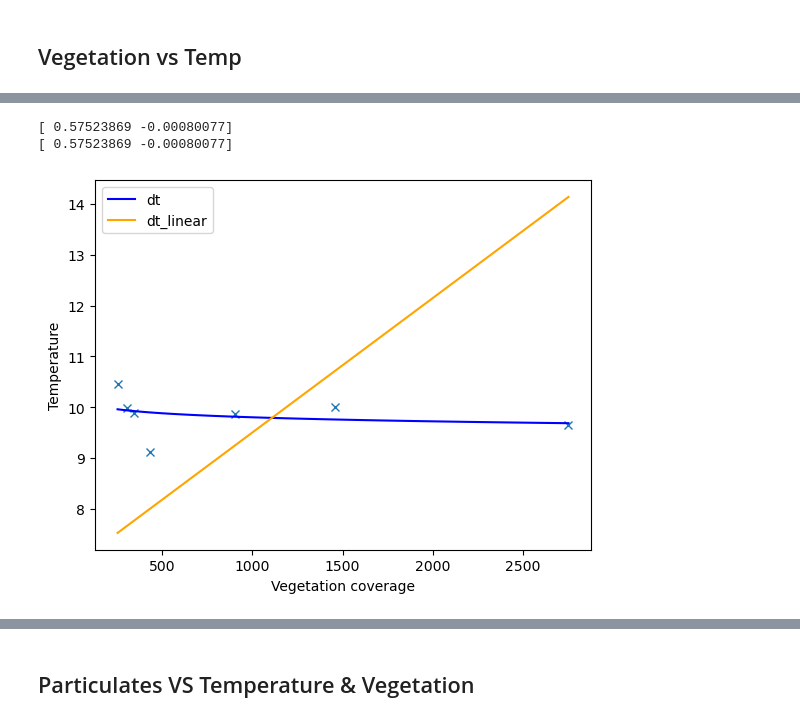
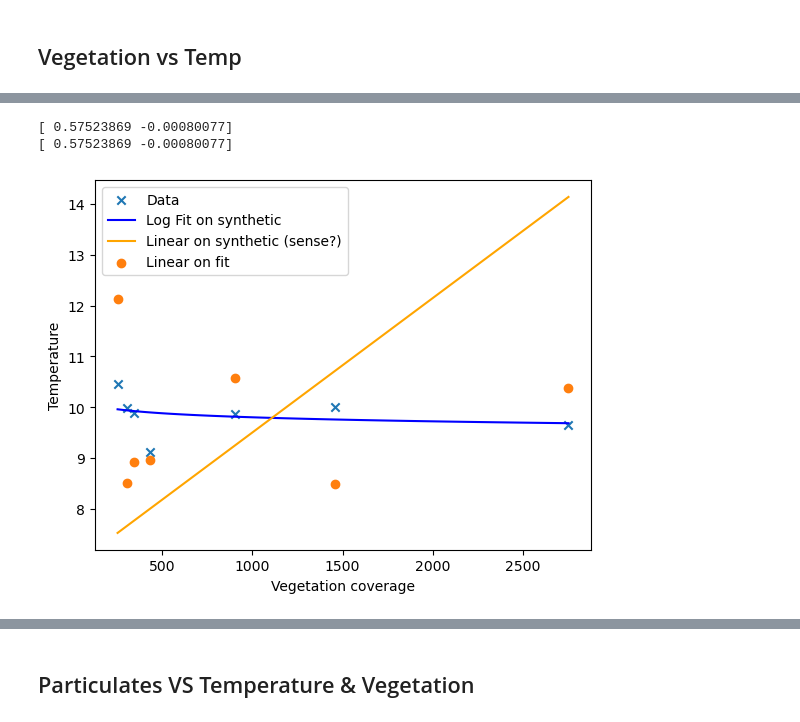
Before and after one commit to Max10-afk/comp_ecology, a Jupyter notebook: scripts/plotting.ipynb, the cells around one changed output, grey strips where cells are left out. Cells and saved outputs as stored; diff of their text form; code cells hidden in the pictures.

Commit message:
Added plots for new models that make more sense

```diff
--- a/scripts/plotting.ipynb
+++ b/scripts/plotting.ipynb
@@ -50,32 +49,33 @@ steady state vegetation: 2608405006.8244343
 # %%
 # Function candidates
 def dt(V, h, a, b):
     T = data["T"].mean()
     W = data["W"].mean()
     return T + h * T + a * np.log(V) + b * np.log(W)
 
 def dt_linear(VP , h, c):
     V, P = VP
     return  h*P - c *V
 
 # Perform the curve fitting
 popt, pcov = curve_fit(dt, data["V"], data["T"])
 popt_linear, _ = curve_fit(dt_linear, (data["V"], data["P"]), data["T"])#,bounds=[[0,0,0],[100000,10000000,100000]],p0=[0,1,1])
 
 print(popt_linear)
 v_fit = np.linspace(min(data["V"]), max(data["V"]), 100)
 p_fit = np.linspace(min(data["P"]), max(data["P"]), 100)
 y_fit = dt(v_fit, *popt)
 y_linear = dt_linear((v_fit, p_fit),  *popt_linear)
 
-plt.plot(data["V"],data["T"],"x")
-plt.plot(v_fit,y_fit, label = "dt", color = "blue")
-plt.plot(v_fit,y_linear, label = "dt_linear", color = "orange")
+plt.scatter(data["V"],data["T"], marker = "x", label = "Data")
+plt.plot(v_fit,y_fit, color = "blue", label = "Log Fit on synthetic")
+plt.plot(v_fit,y_linear, color = "orange", label = "Linear on synthetic (sense?)")
+plt.scatter(data["V"], dt_linear((data["V"],data["P"]),  *popt_linear), marker = "o", label = "Linear on fit")
 plt.ylabel("Temperature")
 plt.xlabel("Vegetation coverage")
 plt.legend()
 print(popt_linear)
 # %% [output]
 [ 0.57523869 -0.00080077]
 [ 0.57523869 -0.00080077]
-[figure, old version]
+[figure, new version]
```
Also changed, not shown: parts of 3 cells of this notebook.
